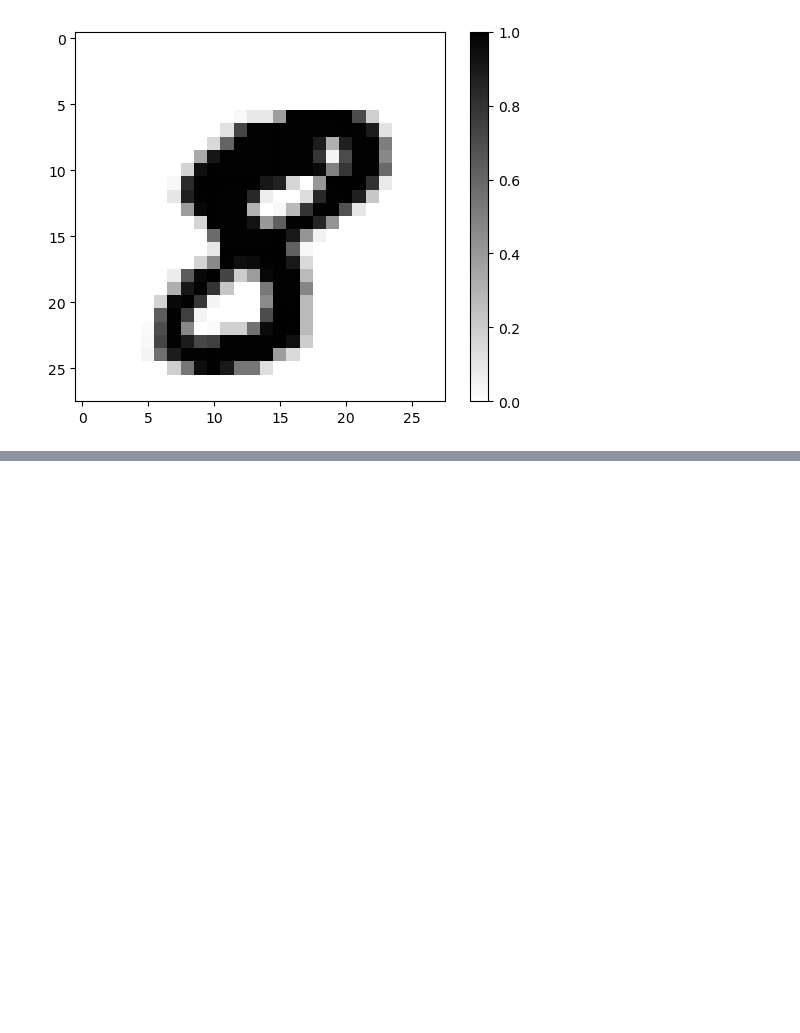
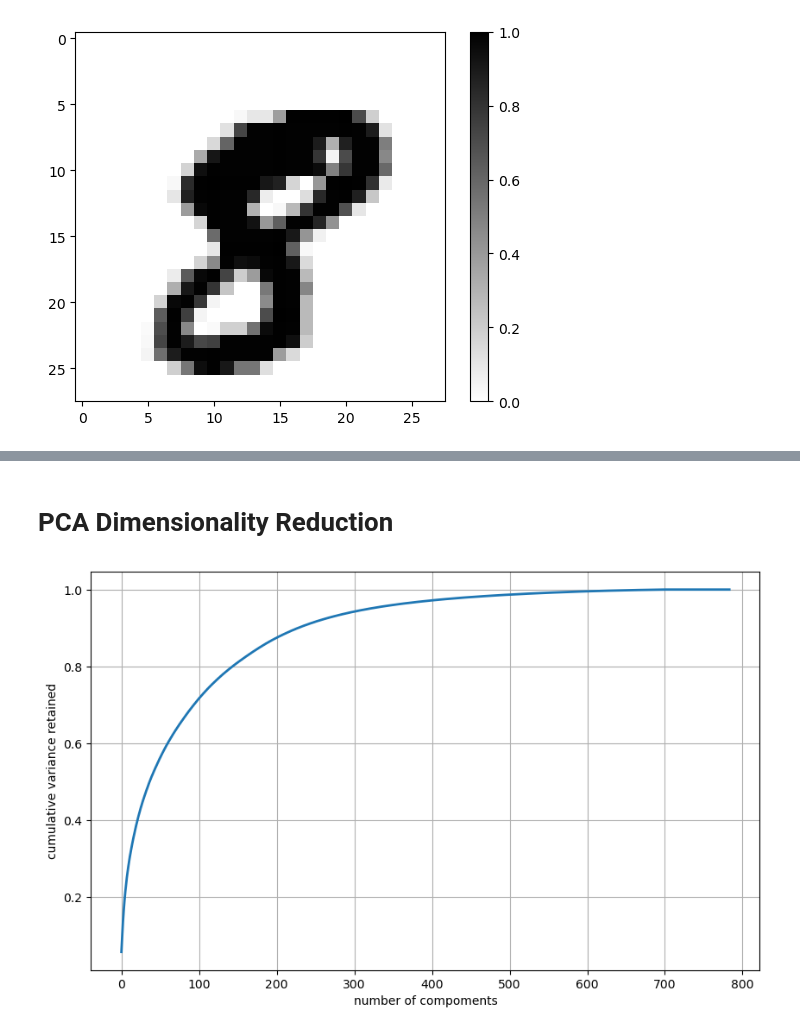
Before and after one commit to BhushanDive/Digit-Recognition-using-Na-ve-Bayes, a Jupyter notebook: Digits.ipynb, the cells around one changed output, grey strips where cells are left out. Saved outputs shown, nothing was run; the diff lists cells and outputs as text; code cells hidden in the pictures; blank space fills up the shorter version.

```diff
--- a/Digits.ipynb
+++ b/Digits.ipynb
@@ -155,0 +161,5 @@ DIGIT : 8
+# %%
+# Computing Standardised Data
+standardised_scalar = StandardScaler()
+standardised_data = standardised_scalar.fit_transform(mnist_train_values)
+standardised_data.shape
@@ -155,0 +230,20 @@ DIGIT : 8
+# %% [markdown]
+# PCA Dimensionality Reduction
+# %%
+pca.n_components = 784
+pca_data = pca.fit_transform(standardised_data)
+percent_variance_retained = pca.explained_variance_ / np.sum(pca.explained_variance_)
+
+cum_variance_retained = np.cumsum(percent_variance_retained)
+# %%
+plt.figure(1, figsize=(10, 6))
+plt.clf()
+plt.plot(cum_variance_retained, linewidth=2)
+plt.axis("tight")
+plt.grid()
+plt.xlabel("number of compoments")
+plt.ylabel("cumulative variance retained")
+plt.savefig("pca_cumulative_variance.png")
+plt.show()
+# %% [output]
+[figure, added]
```
Also changed, not shown: parts of 14 cells of this notebook.
